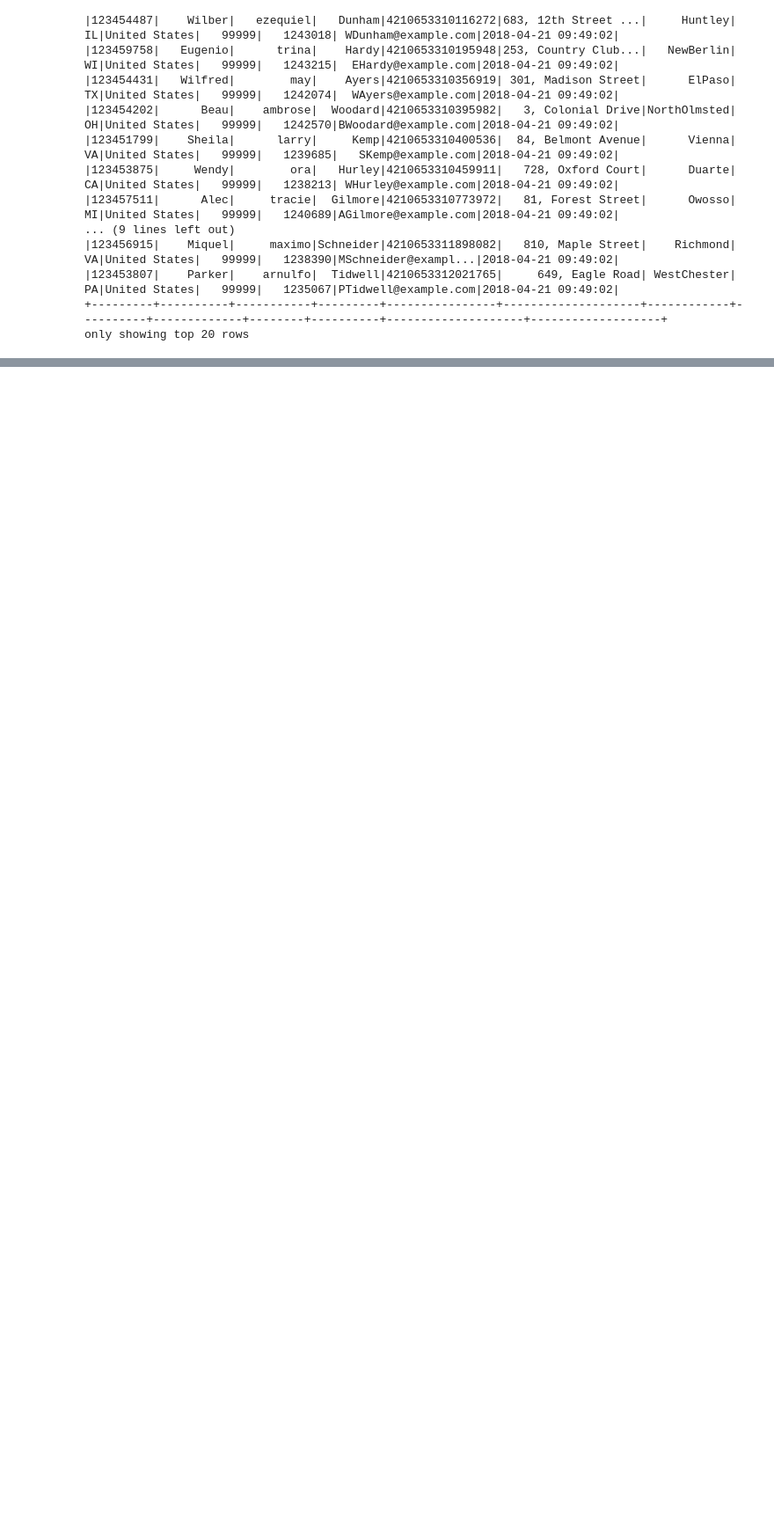
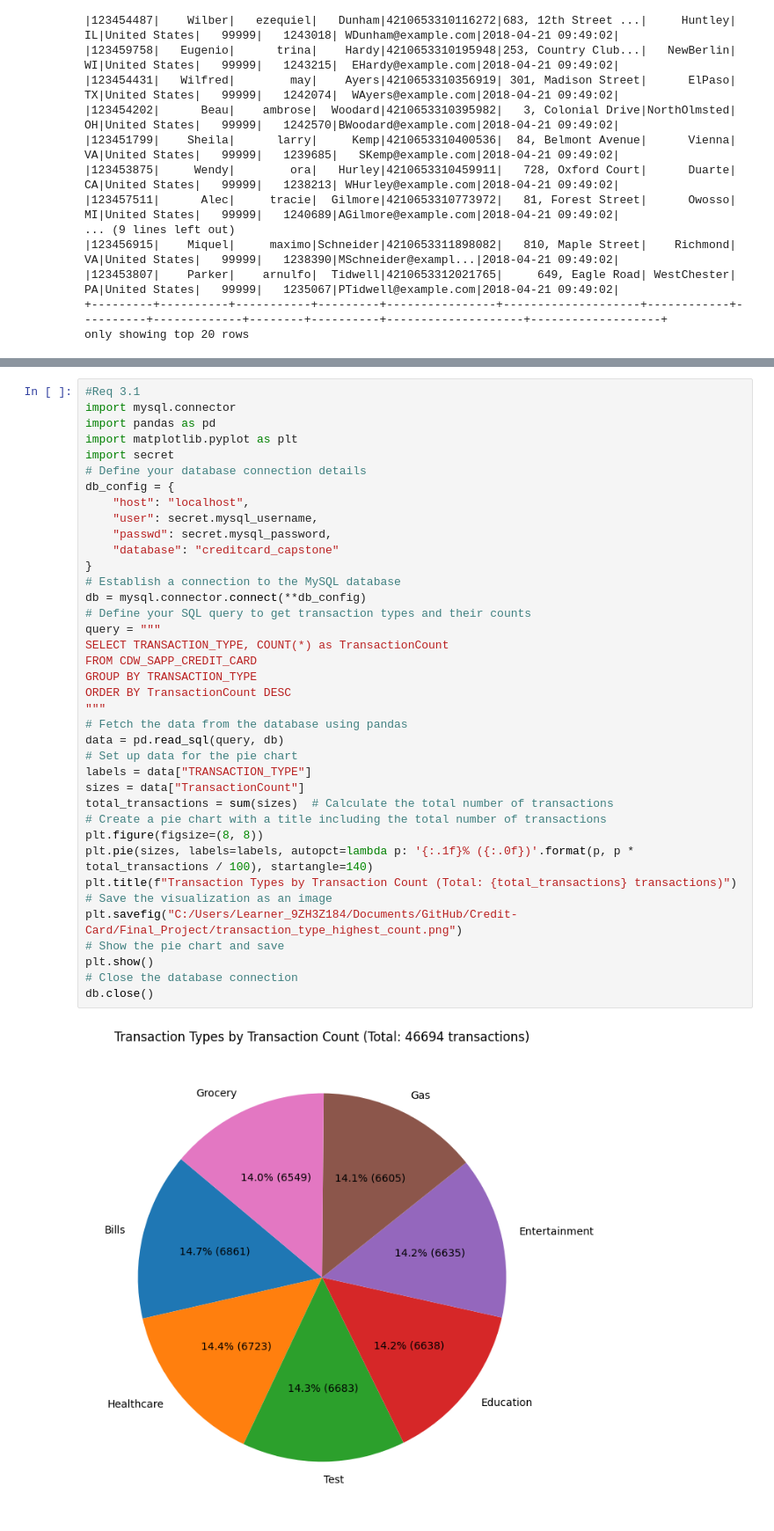
Before and after one commit to Tris2/Credit-Card, a Jupyter notebook: Final_Project/Credit_card.ipynb, the cells around one changed output, grey strips where cells are left out. Shown at 88% size. Cells and saved outputs as stored; diff of their text form; blank space fills up the shorter version.

```diff
--- a/Final_Project/Credit_card.ipynb
+++ b/Final_Project/Credit_card.ipynb
@@ -429,0 +457,40 @@ if __name__ == "__main":
+# %%
+#Req 3.1
+import mysql.connector
+import pandas as pd
+import matplotlib.pyplot as plt
+import secret
+# Define your database connection details
+db_config = {
+    "host": "localhost",
+    "user": secret.mysql_username,
+    "passwd": secret.mysql_password,
+    "database": "creditcard_capstone"
+}
+# Establish a connection to the MySQL database
+db = mysql.connector.connect(**db_config)
+# Define your SQL query to get transaction types and their counts
+query = """
+SELECT TRANSACTION_TYPE, COUNT(*) as TransactionCount
+FROM CDW_SAPP_CREDIT_CARD
+GROUP BY TRANSACTION_TYPE
+ORDER BY TransactionCount DESC
+"""
+# Fetch the data from the database using pandas
+data = pd.read_sql(query, db)
+# Set up data for the pie chart
+labels = data["TRANSACTION_TYPE"]
+sizes = data["TransactionCount"]
+total_transactions = sum(sizes)  # Calculate the total number of transactions
+# Create a pie chart with a title including the total number of transactions
+plt.figure(figsize=(8, 8))
+plt.pie(sizes, labels=labels, autopct=lambda p: '{:.1f}% ({:.0f})'.format(p, p * total_transactions / 100), startangle=140)
+plt.title(f"Transaction Types by Transaction Count (Total: {total_transactions} transactions)")
+# Save the visualization as an image
+plt.savefig("C:/Users/Learner_9ZH3Z184/Documents/GitHub/Credit-Card/Final_Project/transaction_type_highest_count.png")
+# Show the pie chart and save
+plt.show()
+# Close the database connection
+db.close()
+# %% [output]
+[figure, added]
```
Also changed, not shown: parts of 24 cells of this notebook, 13 other files.
